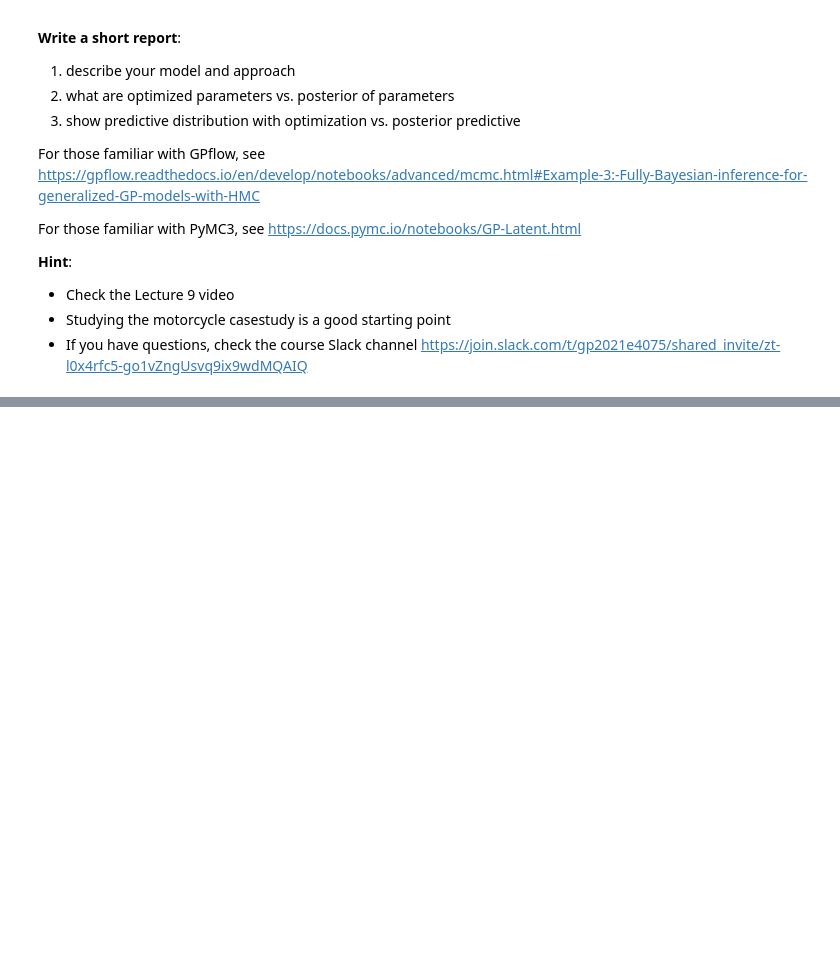
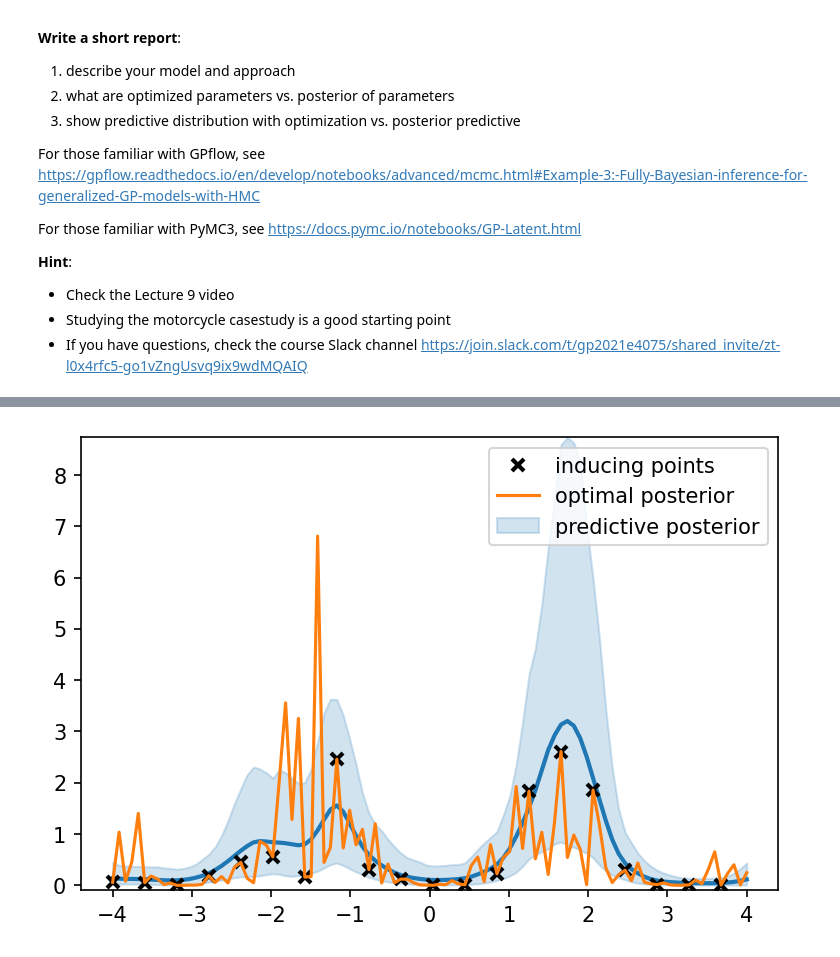
Before and after one commit to talayeha/gaussian-process, a Jupyter notebook: lab5/lab5.ipynb, the cells around one changed output, grey strips where cells are left out. Saved outputs shown, nothing was run; the diff lists cells and outputs as text; code cells hidden in the pictures; blank space fills up the shorter version.

Commit message:
just need optimal parameters

```diff
--- a/lab5/lab5.ipynb
+++ b/lab5/lab5.ipynb
@@ -390,0 +464,6 @@ https://docs.pymc.io/notebooks/GP-Latent.html
+# %%
+optimizer = gpflow.optimizers.Scipy()
+maxiter = ci_niter(3000)
+_ = optimizer.minimize(
+    model.training_loss, model.trainable_variables, options=dict(maxiter=maxiter)
+)
@@ -390,0 +504,34 @@ https://docs.pymc.io/notebooks/GP-Latent.html
+# %%
+Xtest = np.linspace(-4, 4, 100)[:, None]
+f_samples = []
+
+# calculate the means
+for i in range(num_samples):
+    for var, var_samples in zip(hmc_helper.current_state, samples):
+        var.assign(var_samples[i])
+    f = model.predict_f_samples(Xtest, 5)
+    f_samples.append(f)
+f_samples = np.vstack(f_samples)
+# %%
+rate_samples = np.exp(f_samples[:, :, 0])
+plt.figure(dpi=150)
+
+
+(line,) = plt.plot(Xtest, np.mean(rate_samples, 0), lw=2)
+
+plt.fill_between(
+    Xtest[:, 0],
+    np.percentile(rate_samples, 5, axis=0),
+    np.percentile(rate_samples, 95, axis=0),
+    color=line.get_color(),
+    alpha=0.2,
+    label='predictive posterior'
+)
+
+plt.plot(X, Y, "kx", mew=2, label='inducing points')
+plt.plot(X_original,Y_original,label='optimal posterior ' )
+plt.ylim(-0.1, np.max(np.percentile(rate_samples, 95, axis=0)))
+plt.legend()
+plt.show()
+# %% [output]
+[figure, added]
```
Also changed, not shown: parts of 24 cells of this notebook, 6 other files.
